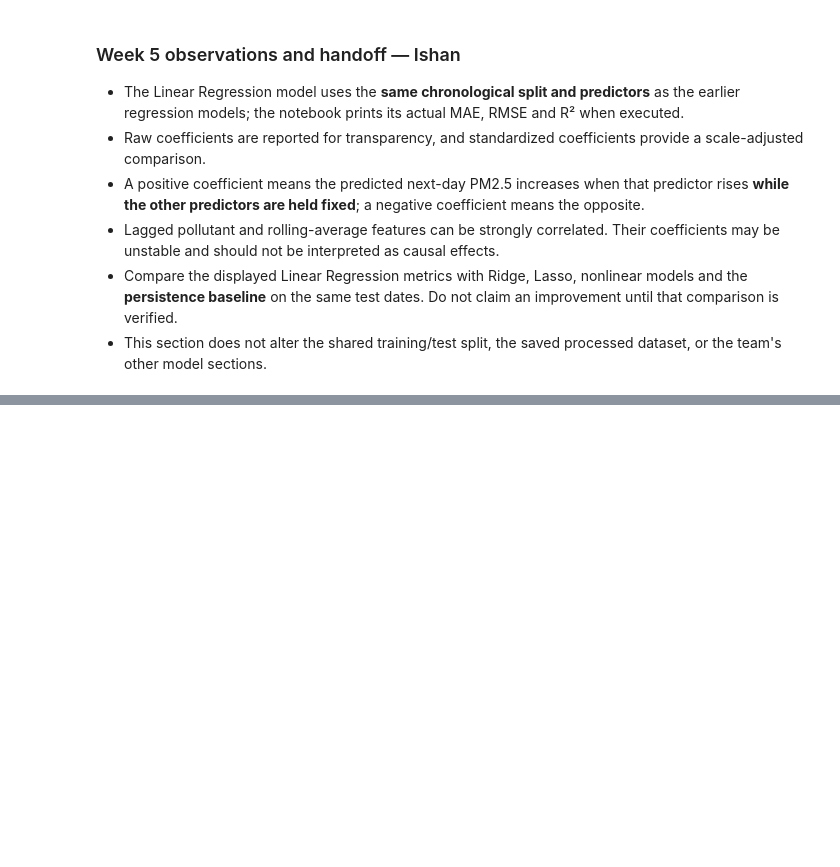
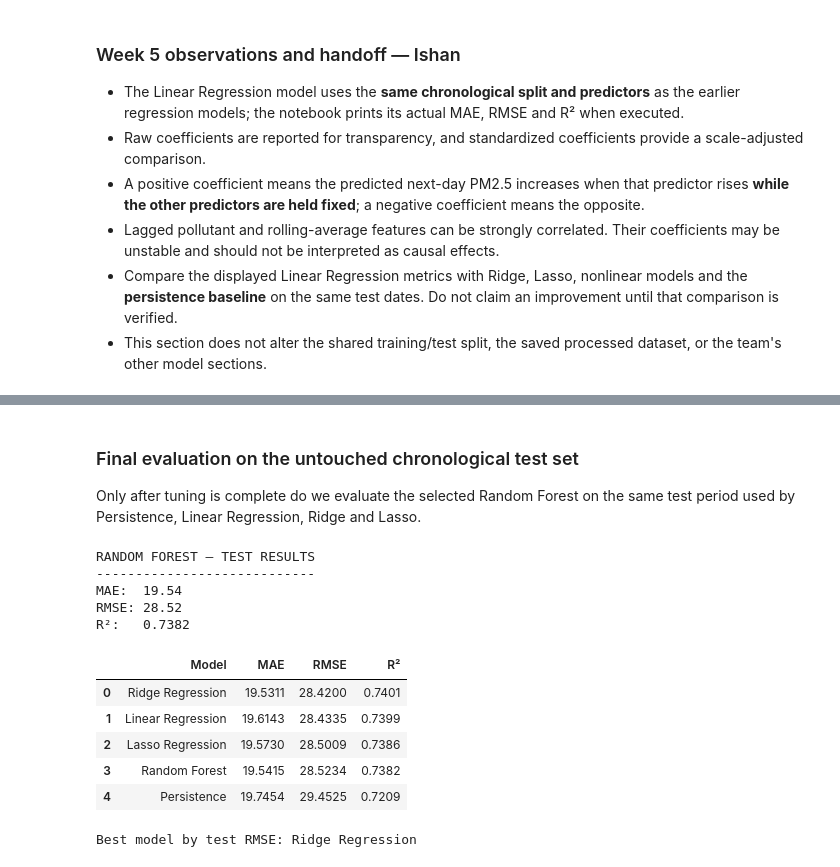
Before and after one commit to ajain347/NextDay-Air-quality-index_predictor, a Jupyter notebook: notebooks/03-models.ipynb, the cells around one changed output, grey strips where cells are left out. Cells and saved outputs as stored; diff of their text form; code cells hidden in the pictures; blank space fills up the shorter version.

```diff
--- a/notebooks/03-models.ipynb
+++ b/notebooks/03-models.ipynb
@@ -874,0 +1158,70 @@ plt.show()
+# %% [markdown]
+### Final evaluation on the untouched chronological test set
+
+Only after tuning is complete do we evaluate the selected Random Forest on the same test period used by Persistence, Linear Regression, Ridge and Lasso.
+# %%
+best_random_forest = rf_search.best_estimator_
+rf_predictions = best_random_forest.predict(X_test_reg)
+
+rf_mae = mean_absolute_error(y_test_reg, rf_predictions)
+rf_rmse = np.sqrt(mean_squared_error(y_test_reg, rf_predictions))
+rf_r2 = r2_score(y_test_reg, rf_predictions)
+
+assert len(rf_predictions) == len(y_test_reg)
+assert np.isfinite(rf_predictions).all()
+
+print("RANDOM FOREST — TEST RESULTS")
+print("----------------------------")
+print(f"MAE:  {rf_mae:.2f}")
+print(f"RMSE: {rf_rmse:.2f}")
+print(f"R²:   {rf_r2:.4f}")
+# %% [output]
+RANDOM FOREST — TEST RESULTS
+----------------------------
+MAE:  19.54
+RMSE: 28.52
+R²:   0.7382
+# %%
+rf_comparison = pd.DataFrame({
+    "Model": [
+        "Persistence",
+        "Linear Regression",
+        "Ridge Regression",
+        "Lasso Regression",
+        "Random Forest"
+    ],
+    "MAE": [
+        persistence_mae,
+        linear_mae,
+        ridge_mae,
+        lasso_mae,
+        rf_mae
+    ],
+    "RMSE": [
+        persistence_rmse,
+        linear_rmse,
+        ridge_rmse,
+        lasso_rmse,
+        rf_rmse
+    ],
+    "R²": [
+        persistence_r2,
+        linear_r2,
+        ridge_r2,
+        lasso_r2,
+        rf_r2
+    ]
+})
+
+rf_comparison = rf_comparison.sort_values("RMSE").reset_index(drop=True)
+display(rf_comparison.round(4))
+
+print("Best model by test RMSE:", rf_comparison.loc[0, "Model"])
+# %% [output]
+|  | Model | MAE | RMSE | R² |
+| 0 | Ridge Regression | 19.5311 | 28.4200 | 0.7401 |
+| 1 | Linear Regression | 19.6143 | 28.4335 | 0.7399 |
+| 2 | Lasso Regression | 19.5730 | 28.5009 | 0.7386 |
+| 3 | Random Forest | 19.5415 | 28.5234 | 0.7382 |
+| 4 | Persistence | 19.7454 | 29.4525 | 0.7209 |
+Best model by test RMSE: Ridge Regression
```
Also changed, not shown: parts of 34 cells of this notebook.
